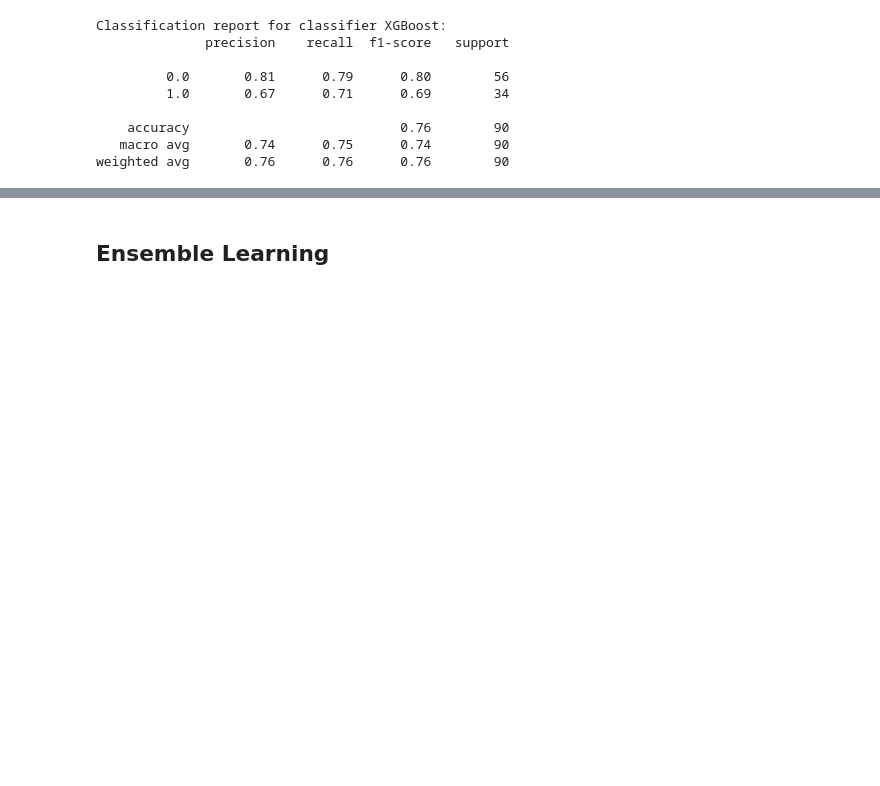
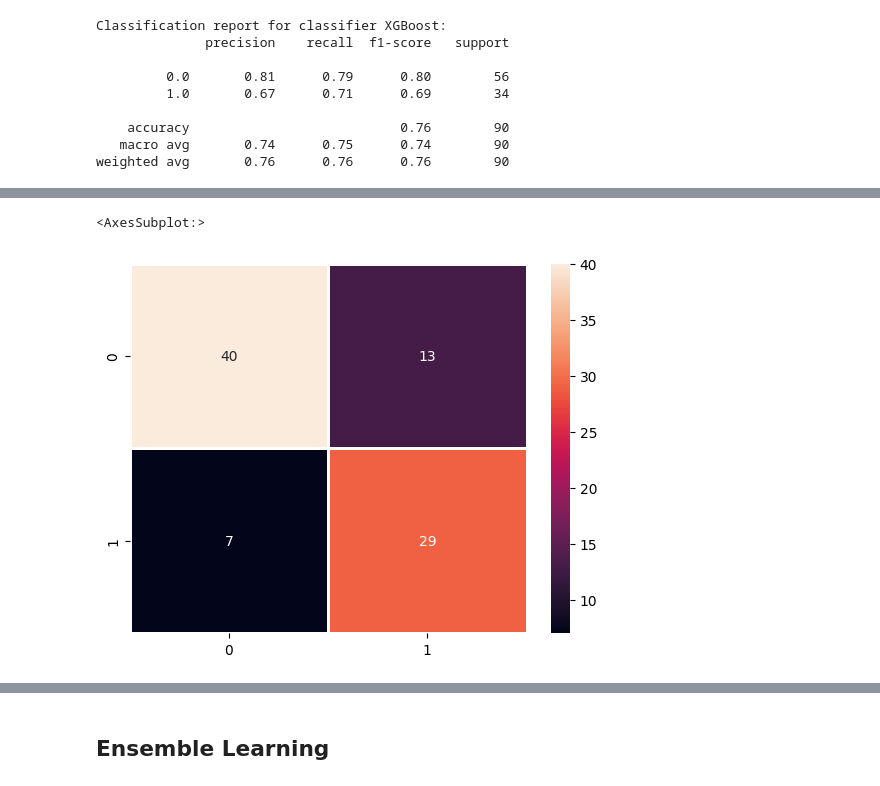
Before and after one commit to duytran1332002/Machine-Learning-From-Scratch, a Jupyter notebook: Compare_Model.ipynb, the cells around one changed output, grey strips where cells are left out. Cells and saved outputs as stored; diff of their text form; code cells hidden in the pictures; blank space fills up the shorter version.

Commit message:
update Bayes and GA

```diff
--- a/Compare_Model.ipynb
+++ b/Compare_Model.ipynb
@@ -348,0 +363,22 @@ weighted avg       0.76      0.76      0.76        90
+# %%
+def pre_processing(df):
+
+	""" partioning data into features and target """
+
+	X = df.drop([df.columns[-1]], axis = 1)
+	y = df[df.columns[-1]]
+
+	return X, y
+# %%
+X_Bayes, y_Bayes = pre_processing(titanic_data_df)
+X_train_Bayes, X_test_Bayes, y_train_Bayes, y_test_Bayes = train_test_split(X_Bayes, y_Bayes, test_size=0.1, random_state=42)
+# %%
+BayesModel = NaiveBayesClassifier('Gaussian')
+BayesModel.fit(X_train_Bayes, y_train_Bayes)
+# %%
+y_test_pred_Bayes = BayesModel.predict(X_test_Bayes)
+# %%
+sns.heatmap(confusion_matrix(y_test_Bayes, y_test_pred_Bayes), annot = True, linewidths = 1)
+# %% [output]
+<AxesSubplot:>
+[figure, added]
```
Also changed, not shown: parts of 27 cells of this notebook.
